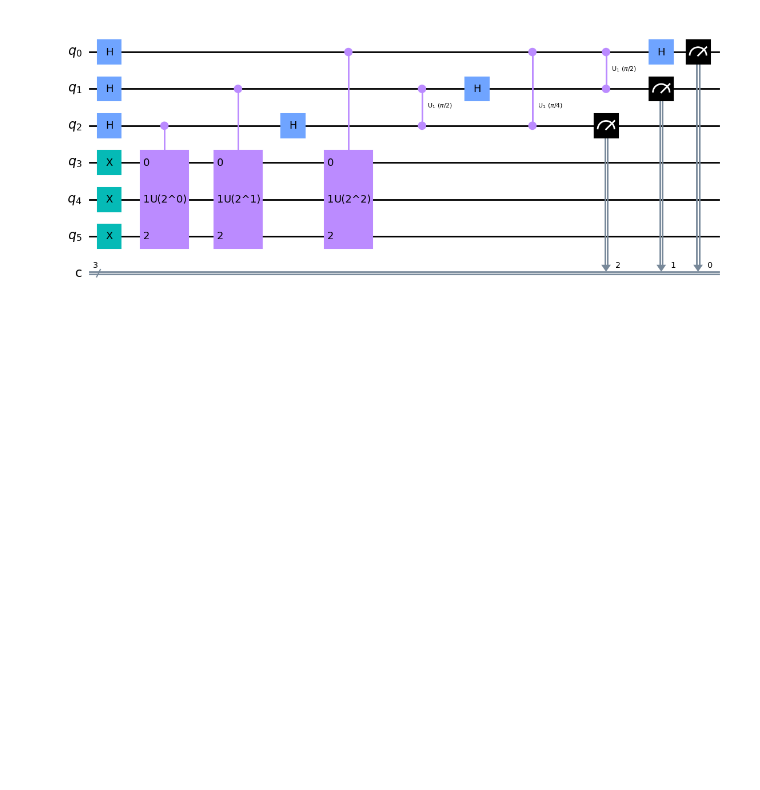
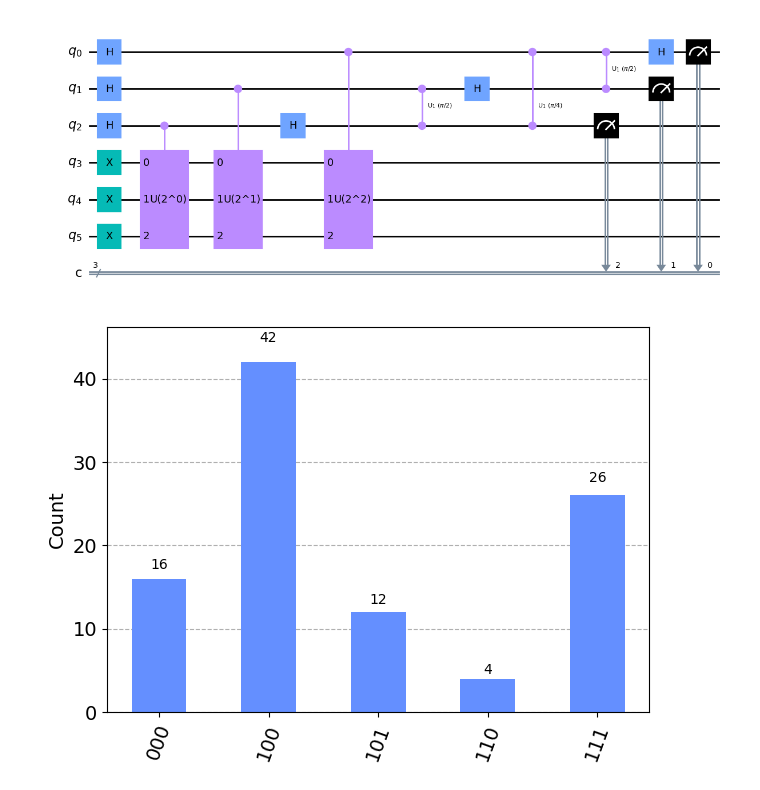
Before and after one commit to QuBruin/DynamicCircuit, a Jupyter notebook: test.ipynb, the cells around one changed output. Drawn from its saved outputs; the diff is of its cells as text; code cells hidden in the pictures; blank space fills up the shorter version.

```diff
--- a/test.ipynb
+++ b/test.ipynb
@@ -13,3 +13,7 @@ circuit=qphe.circuit
 circuit.draw(output='mpl')
 # %% [output]
 [figure]
+# %%
+qphe.show_measure_all(100)
+# %% [output]
+[figure, added]
```
Also changed, not shown: parts of 3 cells of this notebook, 2 other files.
